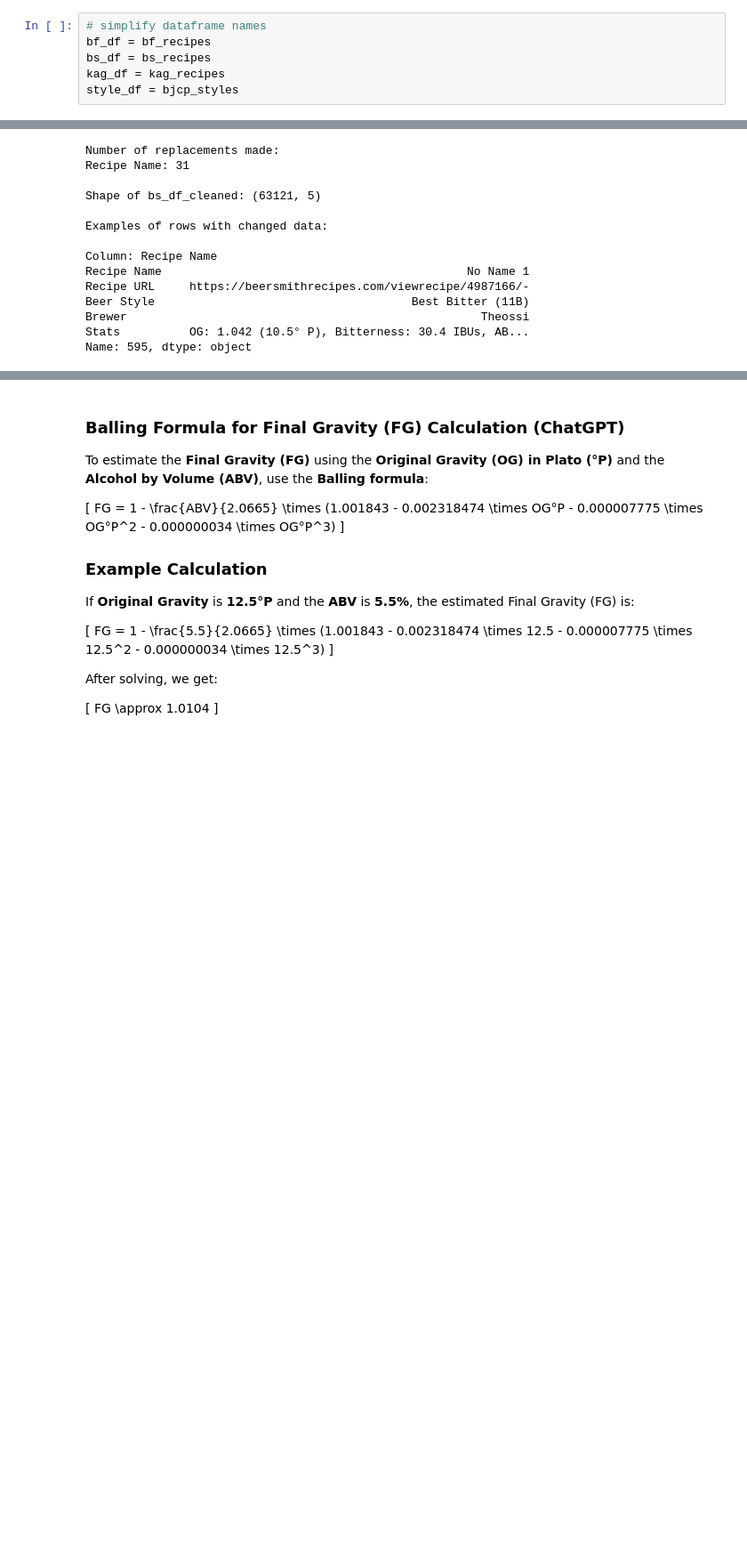
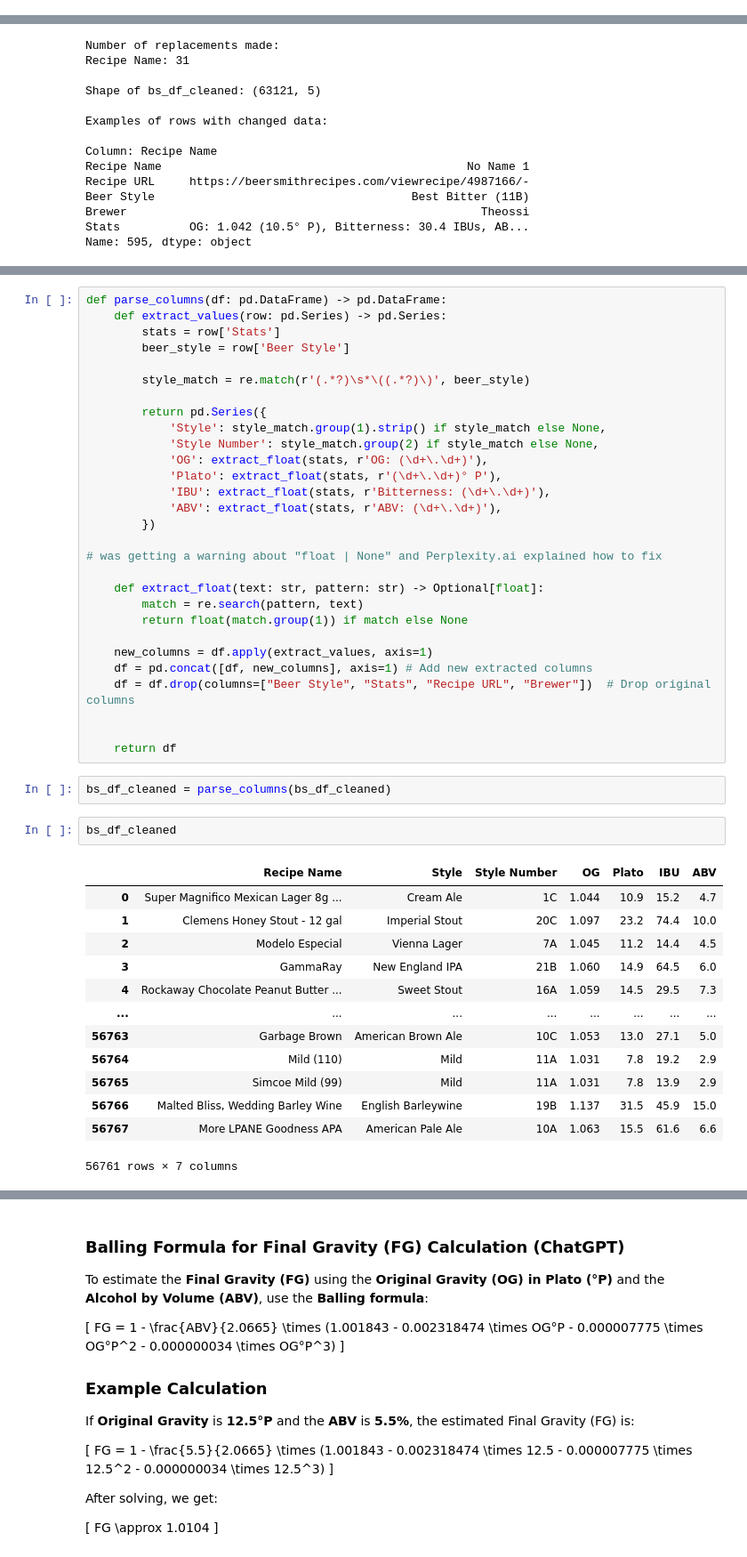
Before and after one commit to Redsoxin7/beer_recipes, a Jupyter notebook: beer_recipe_capstone.ipynb, the cells around one changed output, grey strips where cells are left out. Shown at 89% size. Saved outputs shown, nothing was run; the diff lists cells and outputs as text; blank space fills up the shorter version.

```diff
--- a/beer_recipe_capstone.ipynb
+++ b/beer_recipe_capstone.ipynb
@@ -56,7 +58 @@ print(bjcp_styles.shape)
-# %%
-# simplify dataframe names
-bf_df = bf_recipes
-bs_df = bs_recipes
-kag_df = kag_recipes
-style_df = bjcp_styles
 # %% [markdown]
@@ -215,0 +223,47 @@ bs_df_cleaned
+# %%
+def parse_columns(df: pd.DataFrame) -> pd.DataFrame:
+    def extract_values(row: pd.Series) -> pd.Series:
+        stats = row['Stats']
+        beer_style = row['Beer Style']
+
+        style_match = re.match(r'(.*?)\s*\((.*?)\)', beer_style)
+
+        return pd.Series({
+            'Style': style_match.group(1).strip() if style_match else None,
+            'Style Number': style_match.group(2) if style_match else None,
+            'OG': extract_float(stats, r'OG: (\d+\.\d+)'),
+            'Plato': extract_float(stats, r'(\d+\.\d+)° P'),
+            'IBU': extract_float(stats, r'Bitterness: (\d+\.\d+)'),
+            'ABV': extract_float(stats, r'ABV: (\d+\.\d+)'),
+        })
+
+# was getting a warning about "float | None" and Perplexity.ai explained how to fix
+
+    def extract_float(text: str, pattern: str) -> Optional[float]:
+        match = re.search(pattern, text)
+        return float(match.group(1)) if match else None
+
+    new_columns = df.apply(extract_values, axis=1)
+    df = pd.concat([df, new_columns], axis=1) # Add new extracted columns
+    df = df.drop(columns=["Beer Style", "Stats", "Recipe URL", "Brewer"])  # Drop original columns
+
+
+    return df
+# %%
+bs_df_cleaned = parse_columns(bs_df_cleaned)
+# %%
+bs_df_cleaned
+# %% [output]
+|  | Recipe Name | Style | Style Number | OG | Plato | IBU | ABV |
+| 0 | Super Magnifico Mexican Lager 8g ... | Cream Ale | 1C | 1.044 | 10.9 | 15.2 | 4.7 |
+| 1 | Clemens Honey Stout - 12 gal | Imperial Stout | 20C | 1.097 | 23.2 | 74.4 | 10.0 |
+| 2 | Modelo Especial | Vienna Lager | 7A | 1.045 | 11.2 | 14.4 | 4.5 |
+| 3 | GammaRay | New England IPA | 21B | 1.060 | 14.9 | 64.5 | 6.0 |
+| 4 | Rockaway Chocolate Peanut Butter ... | Sweet Stout | 16A | 1.059 | 14.5 | 29.5 | 7.3 |
+| ... | ... | ... | ... | ... | ... | ... | ... |
+| 56763 | Garbage Brown | American Brown Ale | 10C | 1.053 | 13.0 | 27.1 | 5.0 |
+| 56764 | Mild (110) | Mild | 11A | 1.031 | 7.8 | 19.2 | 2.9 |
+| 56765 | Simcoe Mild (99) | Mild | 11A | 1.031 | 7.8 | 13.9 | 2.9 |
+| 56766 | Malted Bliss, Wedding Barley Wine | English Barleywine | 19B | 1.137 | 31.5 | 45.9 | 15.0 |
+| 56767 | More LPANE Goodness APA | American Pale Ale | 10A | 1.063 | 15.5 | 61.6 | 6.6 |
+56761 rows × 7 columns
```
Also changed, not shown: parts of 28 cells of this notebook.
